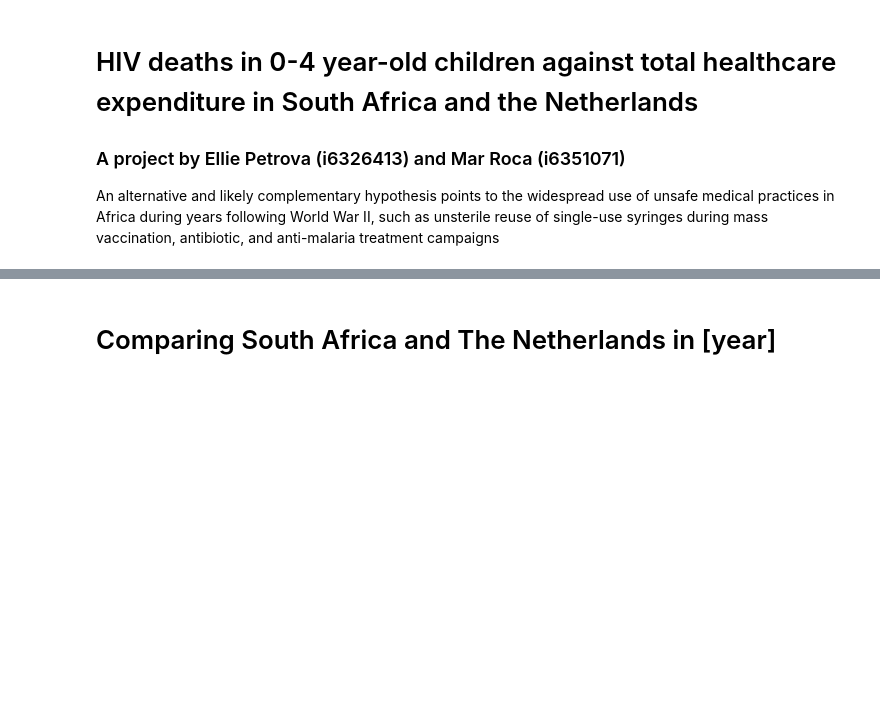
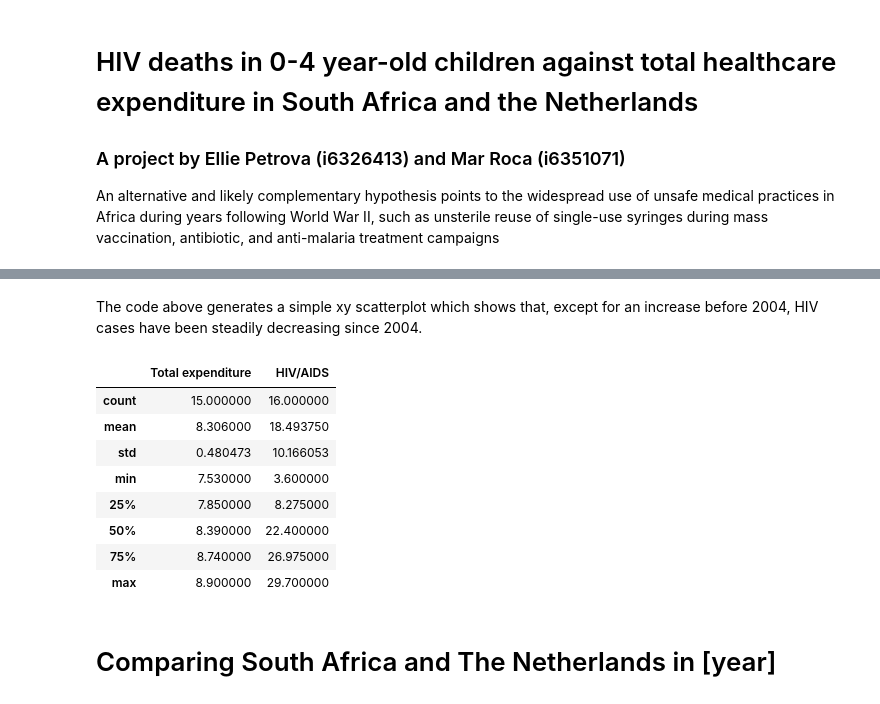
Before and after one commit to Peiprjs/voila, a Jupyter notebook: HIV_Deaths_VS_Total_expenditure.ipynb, the cells around one changed output, grey strips where cells are left out. Saved outputs shown, nothing was run; the diff lists cells and outputs as text; code cells hidden in the pictures; blank space fills up the shorter version.

```diff
--- a/HIV_Deaths_VS_Total_expenditure.ipynb
+++ b/HIV_Deaths_VS_Total_expenditure.ipynb
@@ -60,0 +58,10 @@ plt.gca().spines[['top', 'right',]].set_visible(False)
+# %%
+hf_SouthAfrica["Year"] = hf_SouthAfrica["Year"].astype(str)
+# We need to perform this type conversion because of Altair being weird with years. According to the documentation, we must define it as string and specify the variable type as temporal
+base = alt.Chart(hf_SouthAfrica).mark_circle(opacity=0.5).encode(
+    alt.X('Year', type='temporal', scale=alt.Scale(zero=False)),
+    alt.Y('HIV/AIDS', type='quantitative'),)
+
+# This first part draws the dots in the scatter plot
+base + base.transform_loess('Year', 'HIV/AIDS').mark_line()
+# This second part draws a LOESS (LOcally Estimated Scatterplot Smoothing) line, which makes seeing the evolution easier.
@@ -61,2 +70,16 @@ plt.gca().spines[['top', 'right',]].set_visible(False)
+# %% [markdown]
+The code above generates a simple xy scatterplot which shows that, except for an increase before 2004, HIV cases have been steadily decreasing since 2004.
+# %%
+hf_SouthAfrica.describe()
+# %% [output]
+|  | Total expenditure | HIV/AIDS |
+| count | 15.000000 | 16.000000 |
+| mean | 8.306000 | 18.493750 |
+| std | 0.480473 | 10.166053 |
+| min | 7.530000 | 3.600000 |
+| 25% | 7.850000 | 8.275000 |
+| 50% | 8.390000 | 22.400000 |
+| 75% | 8.740000 | 26.975000 |
+| max | 8.900000 | 29.700000 |
 # %% [markdown]
 # Comparing South Africa and The Netherlands in [year]
```
Also changed, not shown: parts of 15 cells of this notebook.
